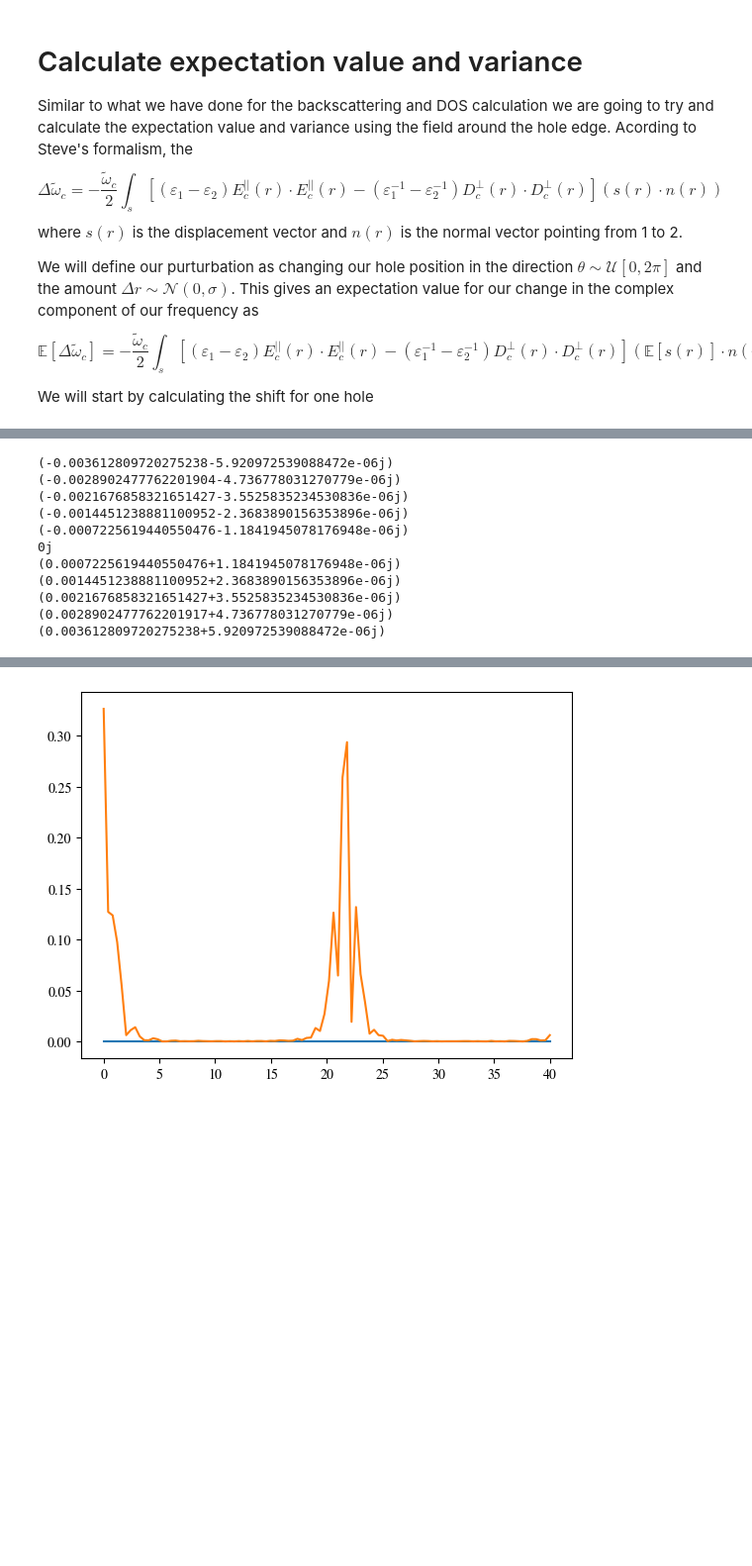
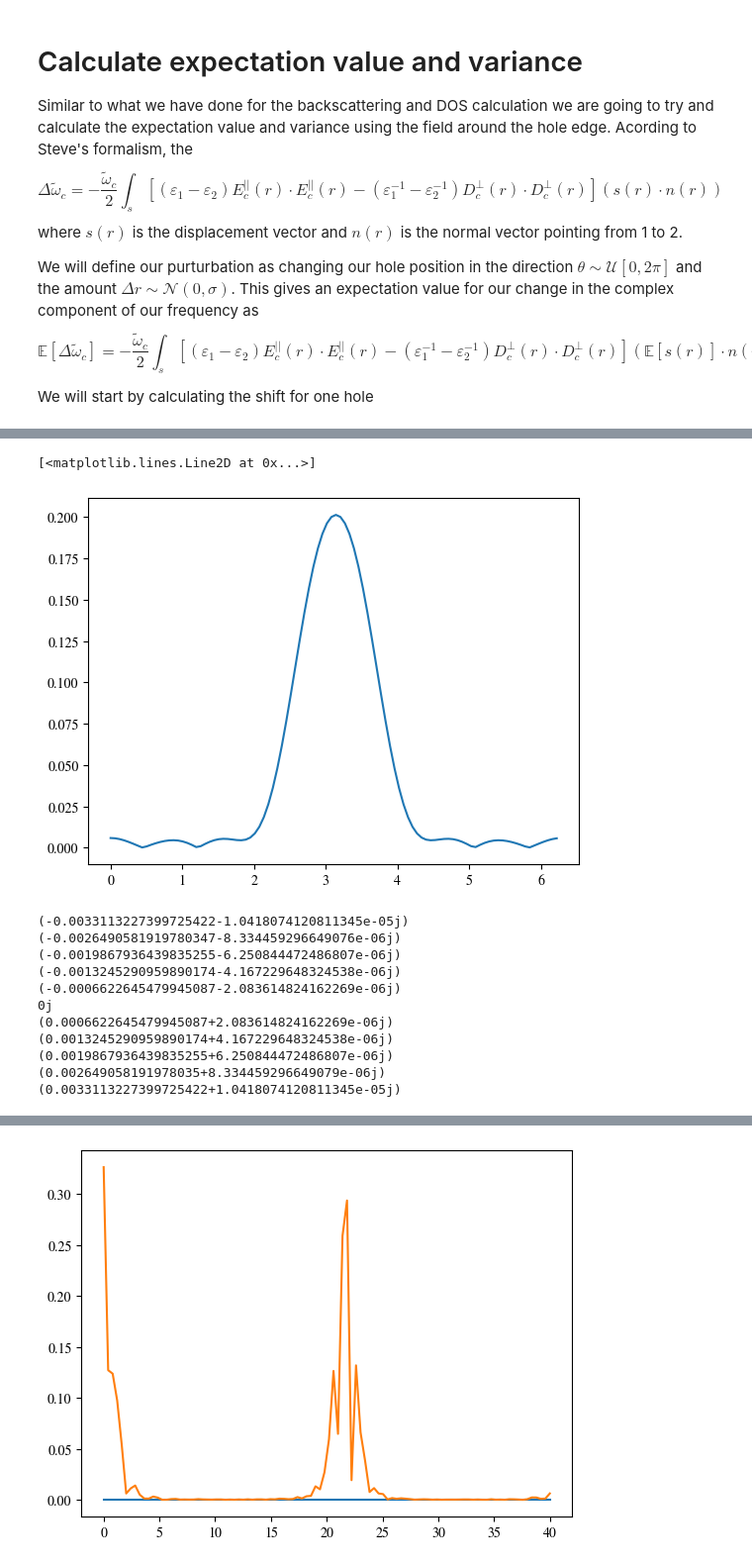
Before and after one commit to DominicJThompson/optGME, a Jupyter notebook: tests_old/Qshift.ipynb, the cells around one changed output, grey strips where cells are left out. Shown at 99% size. Saved outputs shown, nothing was run; the diff lists cells and outputs as text; code cells hidden in the pictures; blank space fills up the shorter version.

```diff
--- a/tests_old/Qshift.ipynb
+++ b/tests_old/Qshift.ipynb
@@ -66,7 +66,7 @@ gmode_inds = [0]
 gmeParams = {'verbose':True,'numeig':200,'compute_im':True,'gmode_inds':gmode_inds,'kpoints':npa.array([[0],[0]])}
 
 phc = L3()
-gme = legume.GuidedModeExp(phc,2.01)
+gme = legume.GuidedModeExp(phc,4.01)
 gme.run(**gmeParams)
 # %% [output]
 Running gme k-points: │██████████████████████████████│ 1 of 1
@@ -269,5 +253,9 @@ borders, phis, radii = hole_borders(phc_original)
 # %%
-fis = get_xyfield(gme_original,0,120,hole_borders[65][np.newaxis,:,:],phc_original.layers[0].d/2)
+fis = get_xyfield(gme_original,0,15*13,borders[112][np.newaxis,:,:],phc_original.layers[0].d/2)
+plt.plot(phis,np.abs(fis['y'])[0])
+# %% [output]
+[<matplotlib.lines.Line2D at 0x...>]
+[figure, added]
 # %%
 def calcShift(gme,
         k=0,
@@ -317,19 +305,19 @@ zs_midpoints = zs_original[:-1] + (zs_original[1:] - zs_original[:-1])/2
 x_shifts = npa.linspace(-0.04, 0.04, 11)
 integrals = []
 for x_shift in x_shifts:
-    integrals.append(calcShift(gme_original,k=0,n=15*13,xys=borders[112][np.newaxis,:,:],zs=zs_midpoints,phis=phis,x_shift=x_shift)/(-1.0716673240116341-0.0017563373905464799j)**2)
+    integrals.append(calcShift(gme_original,k=0,n=15*13,xys=borders[112][np.newaxis,:,:],zs=zs_midpoints,phis=phis,x_shift=x_shift))
 # %% [output]
-(-0.003612809720275238-5.920972539088472e-06j)
-(-0.0028902477762201904-4.736778031270779e-06j)
-(-0.0021676858321651427-3.5525835234530836e-06j)
-(-0.0014451238881100952-2.3683890156353896e-06j)
-(-0.0007225619440550476-1.1841945078176948e-06j)
+(-0.0033113227399725422-1.0418074120811345e-05j)
+(-0.0026490581919780347-8.334459296649076e-06j)
+(-0.0019867936439835255-6.250844472486807e-06j)
+(-0.0013245290959890174-4.167229648324538e-06j)
+(-0.0006622645479945087-2.083614824162269e-06j)
 0j
-(0.0007225619440550476+1.1841945078176948e-06j)
-(0.0014451238881100952+2.3683890156353896e-06j)
-(0.0021676858321651427+3.5525835234530836e-06j)
-(0.0028902477762201917+4.736778031270779e-06j)
-(0.003612809720275238+5.920972539088472e-06j)
+(0.0006622645479945087+2.083614824162269e-06j)
+(0.0013245290959890174+4.167229648324538e-06j)
+(0.0019867936439835255+6.250844472486807e-06j)
+(0.002649058191978035+8.334459296649079e-06j)
+(0.0033113227399725422+1.0418074120811345e-05j)
 # %%
 fig, ax1 = plt.subplots(figsize=(5,4))
 
```
Also changed, not shown: parts of 9 cells of this notebook, 4 other files.
